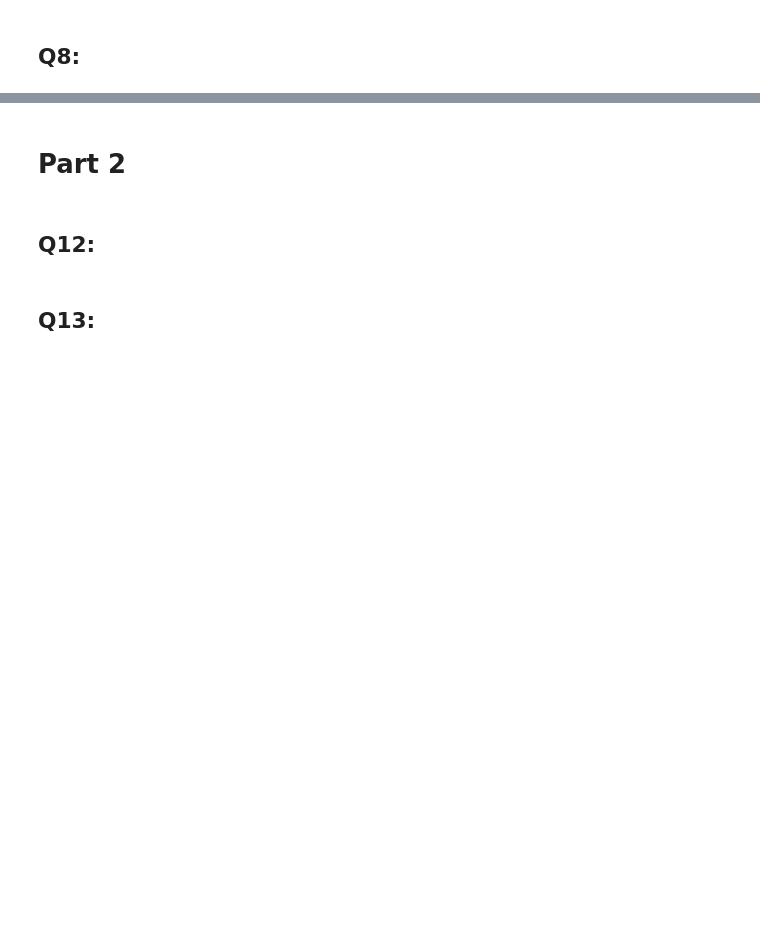
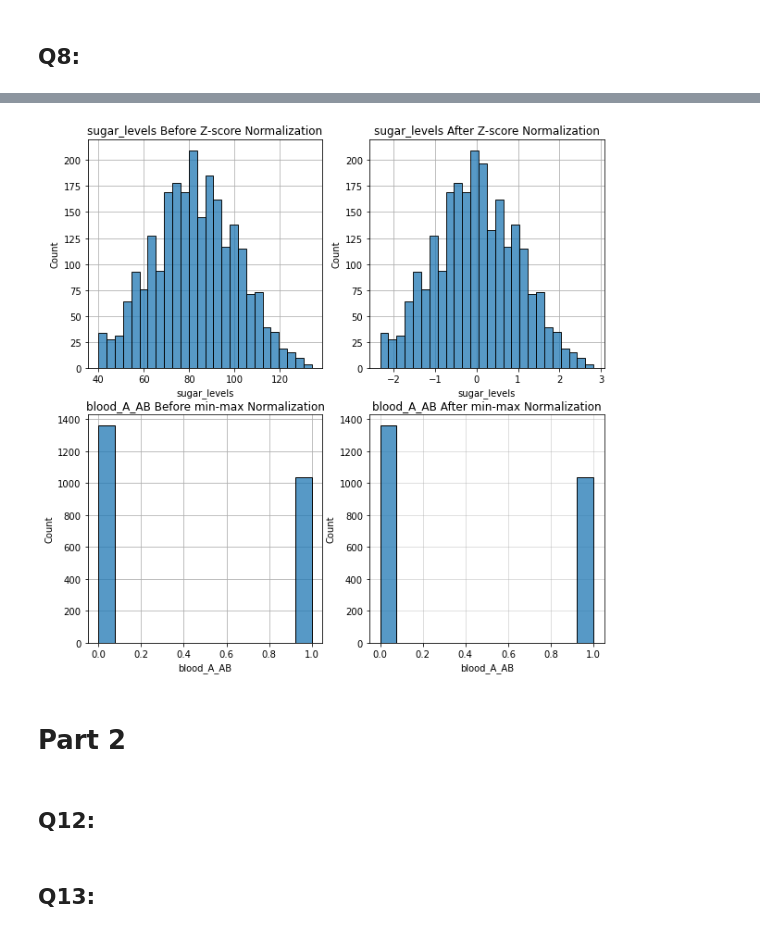
Before and after one commit to Av0cat0/IntroToML-cs236756-HW2, a Jupyter notebook: 313575599-308160647.ipynb, the cells around one changed output, grey strips where cells are left out. Saved outputs shown, nothing was run; the diff lists cells and outputs as text; code cells hidden in the pictures; blank space fills up the shorter version.

```diff
--- a/313575599-308160647.ipynb
+++ b/313575599-308160647.ipynb
@@ -186,3 +168,28 @@ for i, col in enumerate(features):
+# %%
+
+_, axes = plt.subplots(2, 2, figsize=(10, 10))
+axes[0, 0].grid(0.5)
+axes[0, 0].set_axisbelow(True)
+axes[0, 0].set_title("sugar_levels Before Z-score Normalization")
+axes[0, 1].grid(0.5)
+axes[0, 1].set_axisbelow(True)
+axes[0, 1].set_title("sugar_levels After Z-score Normalization")
+axes[1, 0].grid(0.5)
+axes[1, 0].set_axisbelow(True)
+axes[1, 0].set_title("blood_A_AB Before min-max Normalization")
+axes[1, 1].grid(0.5)
+axes[1, 1].set_axisbelow(True)
+axes[1, 1].set_title("blood_A_AB After min-max Normalization")
+sns.histplot(df_train_no_norm, x=df_train_no_norm['sugar_levels'], ax=axes[0, 0])
+plt.grid(alpha=0.5)
+sns.histplot(df_train, x=df_train['sugar_levels'], ax=axes[0, 1])
+plt.grid(alpha=0.5)
+sns.histplot(df_train_no_norm, x=df_train_no_norm['blood_A_AB'], ax=axes[1, 0])
+plt.grid(alpha=0.5)
+sns.histplot(df_train, x=df_train['blood_A_AB'], ax=axes[1, 1])
+plt.grid(alpha=0.5)
+# %% [output]
+[figure, added]
 # %% [markdown]
 # Part 2
 # %% [markdown]
```
Also changed, not shown: parts of 4 cells of this notebook, 8 other files.
